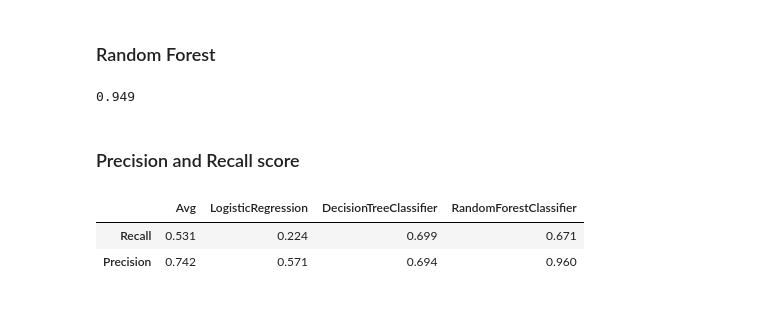
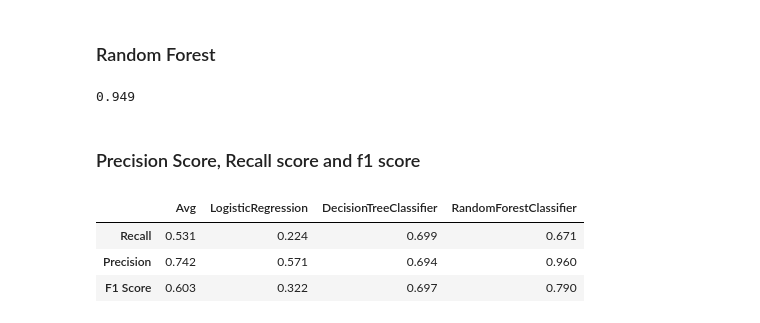
Before and after one commit to AilingLiu/Growth_Analysis, a Jupyter notebook: Marketing_Analytics_Predicting_Customer_Churn.ipynb, the cells around one changed output. Saved outputs shown, nothing was run; the diff lists cells and outputs as text; code cells hidden in the pictures.

```diff
--- a/Marketing_Analytics_Predicting_Customer_Churn.ipynb
+++ b/Marketing_Analytics_Predicting_Customer_Churn.ipynb
@@ -292,25 +294,27 @@ rf.score(X_test, y_test)
 # %% [output]
 0.949
 # %% [markdown]
-### Precision and Recall score
+### Precision Score, Recall score and f1 score
 # %%
-from sklearn.metrics import recall_score, precision_score
+from sklearn.metrics import recall_score, precision_score, f1_score
 
-results = pd.DataFrame(np.zeros((2, 1)), index=['Recall', 'Precision'], columns=['Avg'])
+results = pd.DataFrame(np.zeros((3, 1)), index=['Recall', 'Precision', 'F1 Score'], columns=['Avg'])
 
 for clf in [lg, tree, rf]:
   y_pred = clf.predict(X_test)
   recall_ = recall_score(y_test, y_pred)
   precision_ = precision_score(y_test, y_pred)
+  f1_ = f1_score(y_test, y_pred)
   clf_name = clf.__class__.__name__
-  results[clf_name] = [recall_, precision_]
+  results[clf_name] = [recall_, precision_, f1_]
 
 results['Avg']=results.iloc[:, 1:].mean(axis=1)
 results.round(3)
 # %% [output]
 |  | Avg | LogisticRegression | DecisionTreeClassifier | RandomForestClassifier |
 | Recall | 0.531 | 0.224 | 0.699 | 0.671 |
 | Precision | 0.742 | 0.571 | 0.694 | 0.960 |
+| F1 Score | 0.603 | 0.322 | 0.697 | 0.790 |
 # %% [markdown]
 Whether to choose 'Recall' or 'Precision' depends on business strategy.
 
```
Also changed, not shown: parts of 13 cells of this notebook.
